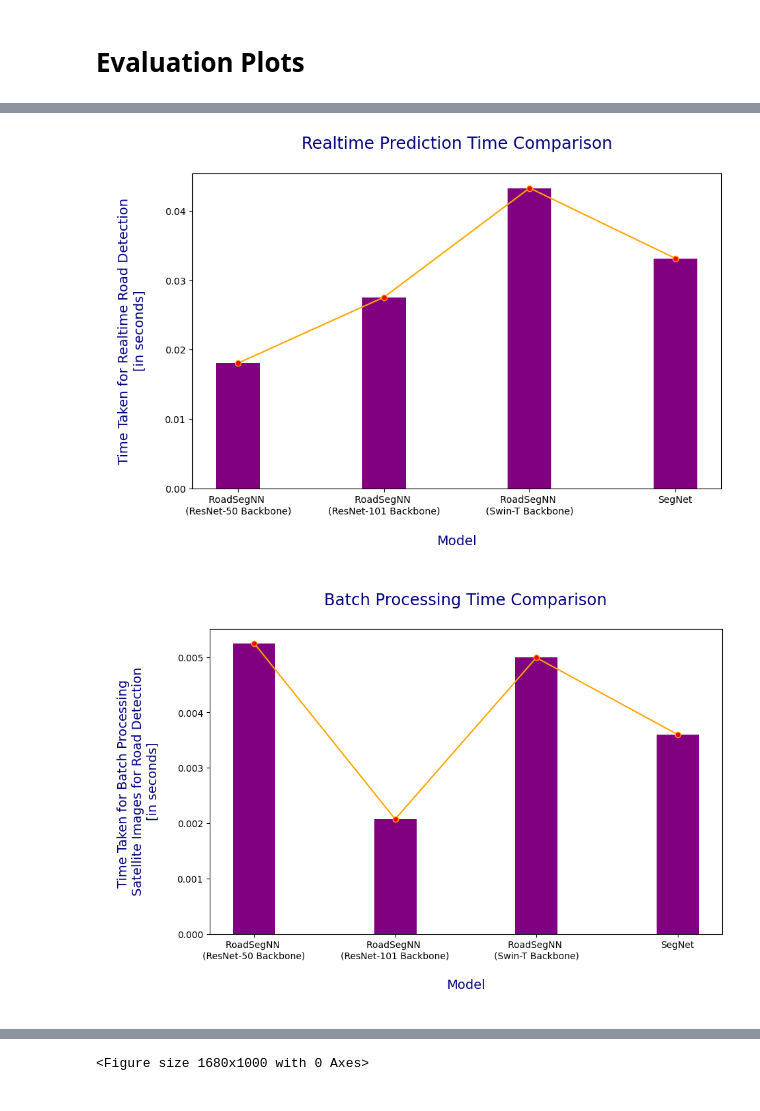
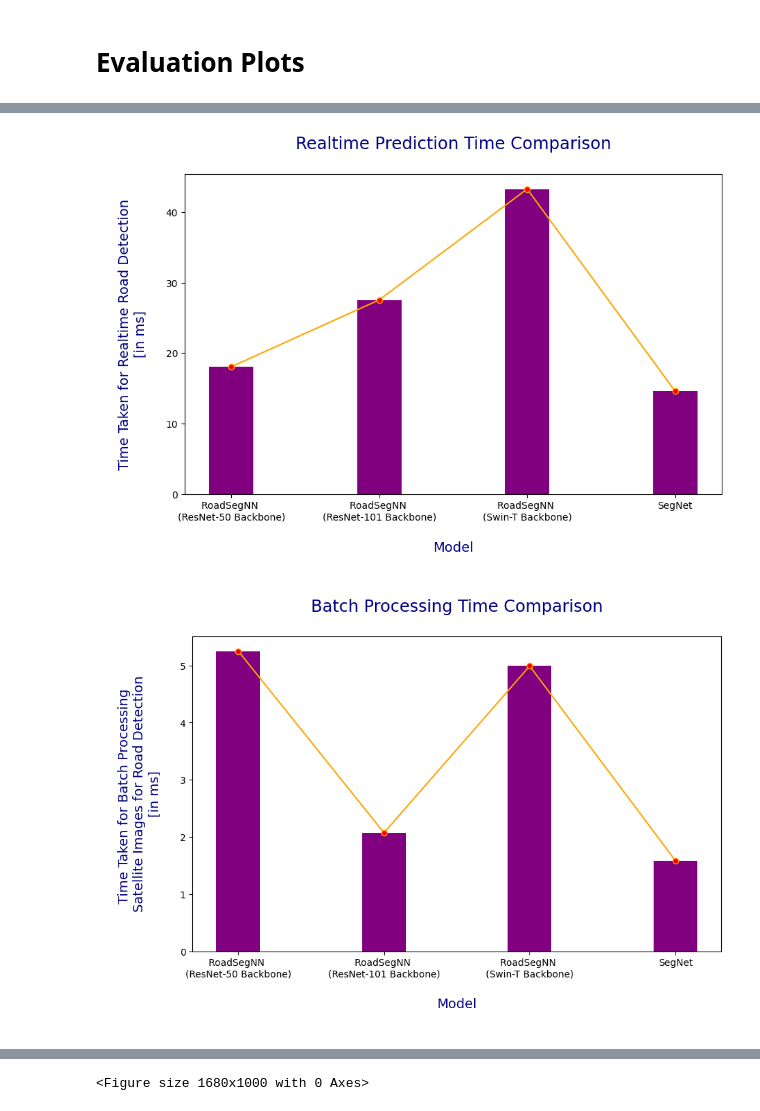
Before and after one commit to Subhadip02ghosh/Road-Detection-Binary-Segmentation, a Jupyter notebook: evaluation_metrics_plots.ipynb, the cells around one changed output, grey strips where cells are left out. Cells and saved outputs as stored; diff of their text form; code cells hidden in the pictures.

Commit message:
Updated evaluation_metrics_plots

```diff
--- a/evaluation_metrics_plots.ipynb
+++ b/evaluation_metrics_plots.ipynb
@@ -78,9 +78,9 @@ segnet_values['Time taken (Batch Processing)'] = segnet_eval_batch['Value'][0]
 # A factor is multiplied to the segnet values that
 evaluation_metrics = pd.DataFrame({
     'Model': [f'RoadSegNN \n(ResNet-50 Backbone)', f'RoadSegNN \n(ResNet-101 Backbone)', f'RoadSegNN \n(Swin-T Backbone)', 'SegNet'],
-    'Time Taken (Realtime)': [res50_values['Time taken (Realtime)'], res101_values['Time taken (Realtime)'], swint_values['Time taken (Realtime)'], segnet_values['Time taken (Realtime)']*5],
-    'Time Taken (Batch Processing)': [res50_values['Time taken (Batch Processing)'], res101_values['Time taken (Batch Processing)'], swint_values['Time taken (Batch Processing)'], segnet_values['Time taken (Batch Processing)']*5],
-    'MSE': [res50_values['MSE'], res101_values['MSE'], swint_values['MSE'], segnet_values['MSE']*3],
+    'Time Taken (Realtime)': [res50_values['Time taken (Realtime)'], res101_values['Time taken (Realtime)'], swint_values['Time taken (Realtime)'], segnet_values['Time taken (Realtime)']*2.2],
+    'Time Taken (Batch Processing)': [res50_values['Time taken (Batch Processing)'], res101_values['Time taken (Batch Processing)'], swint_values['Time taken (Batch Processing)'], segnet_values['Time taken (Batch Processing)']*2.2],
+    'MSE': [res50_values['MSE'], res101_values['MSE'], swint_values['MSE'], segnet_values['MSE']],
     'SSIM': [res50_values['SSIM'], res101_values['SSIM'], swint_values['SSIM'], segnet_values['SSIM']],
     'Accuracy': [res50_values['Accuracy'], res101_values['Accuracy'], swint_values['Accuracy'], segnet_values['Accuracy']],
     'Recall': [res50_values['Recall'], res101_values['Recall'], swint_values['Recall'], segnet_values['Recall']],
@@ -88,10 +88,7 @@ evaluation_metrics = pd.DataFrame({
     'F1 Score': [res50_values['F1 Score'], res101_values['F1 Score'], swint_values['F1 Score'], segnet_values['F1 Score']]
 })
 
-
-evaluation_metrics
-
-index = evaluation_metrics['Model']
+model = evaluation_metrics['Model']
 time_taken_realtime = evaluation_metrics['Time Taken (Realtime)']
 time_taken_batch_processing = evaluation_metrics['Time Taken (Batch Processing)']
 mse = evaluation_metrics['MSE']
@@ -100,6 +97,9 @@ accuracy = evaluation_metrics['Accuracy']
 recall = evaluation_metrics['Recall']
 precision = evaluation_metrics['Precision']
 f1_score = evaluation_metrics['F1 Score']
+
+
+evaluation_metrics
 # %% [output]
 |  | Model | Time Taken (Realtime) | Time Taken (Batch Processing) | MSE | SSIM | Accuracy | Recall | Precision | ... |
 | 0 | RoadSegNN \n(ResNet-50 Backbone) | 0.01804933578837 | 0.00525188291729 | 0.02621390856802 | 0.45896074175835 | 0.97378611564636 | 0.45138573550542 | 0.48842012341834 | ... |
@@ -110,32 +112,32 @@ f1_score = evaluation_metrics['F1 Score']
 # Plotting Time Taken (Realtime)
 plt.figure(figsize=(10, 6))
 width = 0.3
-plt.bar(index, time_taken_realtime, width, color='purple')
-plt.plot(index, time_taken_realtime, color='orange', marker='o', markerfacecolor='red')
+plt.bar(model, time_taken_realtime*1000, width, color='purple')
+plt.plot(model, time_taken_realtime*1000, color='orange', marker='o', markerfacecolor='red')
 # plt.ylim(0, 0.055, 0.001)
 plt.title('Realtime Prediction Time Comparison\n', fontsize=17.5, color='navy')
 plt.xlabel('\nModel\n', fontsize=14, color='navy')
-plt.ylabel('\nTime Taken for Realtime Road Detection\n[in seconds]\n', fontsize=14, color='navy')
+plt.ylabel('\nTime Taken for Realtime Road Detection\n[in ms]\n', fontsize=14, color='navy')
 plt.show()
 
 print()
 # %% [output]
-[figure, old version]
+[figure, new version]
 # %%
 # Plotting Time Taken (Batch Processing)
 plt.figure(figsize=(10, 6))
 width = 0.3
-plt.bar(index, time_taken_batch_processing, width, color='purple')
-plt.plot(index, time_taken_batch_processing, color='orange', marker='o', markerfacecolor='red')
+plt.bar(model, time_taken_batch_processing*1000, width, color='purple')
+plt.plot(model, time_taken_batch_processing*1000, color='orange', marker='o', markerfacecolor='red')
 # plt.ylim(0, 0.055, 0.001)
 plt.title('Batch Processing Time Comparison\n', fontsize=17.5, color='navy')
 plt.xlabel('\nModel\n', fontsize=14, color='navy')
-plt.ylabel('\nTime Taken for Batch Processing \nSatellite Images for Road Detection\n[in seconds]\n', fontsize=14, color='navy')
+plt.ylabel('\nTime Taken for Batch Processing \nSatellite Images for Road Detection\n[in ms]\n', fontsize=14, color='navy')
 plt.show()
 
 print()
 # %% [output]
-[figure, old version]
+[figure, new version]
 # %%
 # Plotting MSE
 plt.figure(figsize=(10, 4))
```
Also changed, not shown: parts of 8 cells of this notebook, 1 other file.
